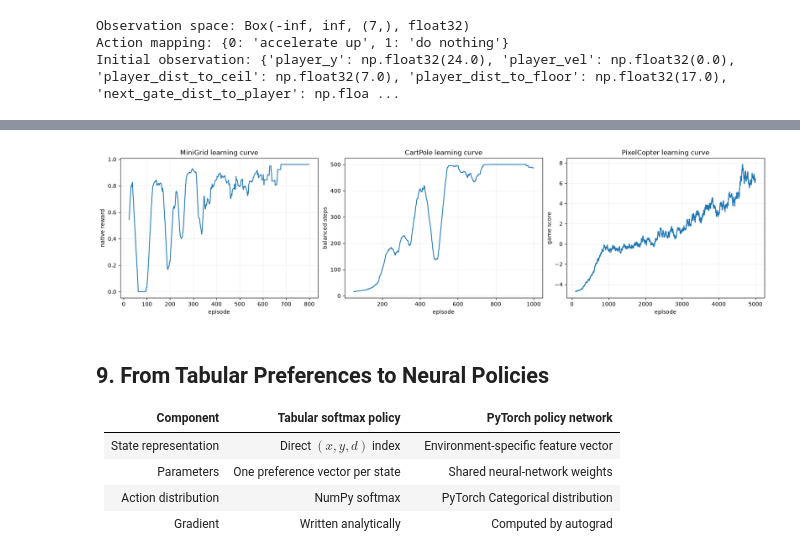
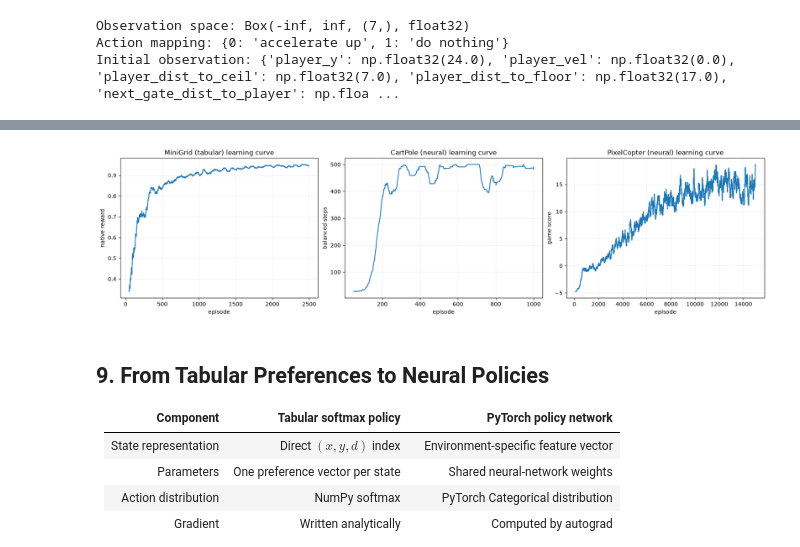
Before and after one commit to LJH-coding/AMD-DRL-Tutorial, a Jupyter notebook: DRL02_Policy_Gradient_with_Pytorch.ipynb, the cells around one changed output, grey strips where cells are left out. Cells and saved outputs as stored; diff of their text form; code cells hidden in the pictures.

```diff
--- a/DRL02_Policy_Gradient_with_Pytorch.ipynb
+++ b/DRL02_Policy_Gradient_with_Pytorch.ipynb
@@ -1380,7 +1260,7 @@ pixelcopter_stochastic_evaluation = evaluate_vector_policy(
     pixelcopter_factory,
     pixelcopter_preprocess,
     pixelcopter_result.model,
-    episodes=30,
+    episodes=100,
     seed=10_000,
     max_steps=1000,
     greedy=False,
@@ -1389,7 +1269,7 @@ pixelcopter_greedy_evaluation = evaluate_vector_policy(
     pixelcopter_factory,
     pixelcopter_preprocess,
     pixelcopter_result.model,
-    episodes=30,
+    episodes=100,
     seed=20_000,
     max_steps=1000,
     greedy=True,
@@ -1401,12 +1281,17 @@ for label, evaluation in [
 ]:
     print(
         f"PixelCopter {label:>10}: "
-        f"reward={evaluation['rewards'].mean():.2f} ± {evaluation['rewards'].std():.2f}, "
+        f"reward={evaluation['rewards'].mean():.2f} "
+        f"± {evaluation['rewards'].std():.2f}, "
         f"mean steps={evaluation['lengths'].mean():.1f}"
     )
 
-ordered_indices = np.argsort(pixelcopter_stochastic_evaluation["rewards"])
-representative_index = int(ordered_indices[len(ordered_indices) // 2])
+ordered_indices = np.argsort(
+    pixelcopter_stochastic_evaluation["rewards"]
+)
+representative_index = int(
+    ordered_indices[len(ordered_indices) // 2]
+)
 representative_seed = 10_000 + representative_index
 pixelcopter_demo = vector_policy_rollout(
     pixelcopter_factory,
@@ -1420,7 +1305,7 @@ pixelcopter_demo = vector_policy_rollout(
 pixelcopter_gif = ARTIFACT_DIR / "pixelcopter_reinforce.gif"
 pixelcopter_frames = [
     np.repeat(np.repeat(frame, 4, axis=0), 4, axis=1)
-    for frame in pixelcopter_demo["frames"]
+    for frame in pixelcopter_demo["frames"][1:]
 ]
 imageio.mimsave(
     pixelcopter_gif, pixelcopter_frames, fps=30, loop=0
@@ -1451,21 +1336,22 @@ The Hugging Face certification score is mean reward minus reward standard deviat
 # %%
-minigrid_cross_metrics = evaluate_neural_policy(
-    neural_result.model, greedy=True, episodes=100, seed=30_000
+minigrid_rewards = np.asarray(
+    [item["reward"] for item in tabular_evaluations],
+    dtype=float,
 )
 
 summary_rows = [
     (
         "MiniGrid Empty",
-        6,
+        "tabular",
         3,
-        800,
+        2500,
         "greedy",
-        minigrid_cross_metrics["reward"],
-        0.0,
+        minigrid_rewards.mean(),
+        minigrid_rewards.std(),
     ),
     (
         "CartPole-v1",
-        4,
+        "neural",
         2,
         1000,
         "stochastic",
@@ -1474,9 +1360,9 @@ summary_rows = [
     ),
     (
         "PixelCopter",
-        7,
+        "neural",
         2,
-        5000,
+        15_000,
         "stochastic",
         pixelcopter_stochastic_evaluation["rewards"].mean(),
         pixelcopter_stochastic_evaluation["rewards"].std(),
@@ -1484,14 +1370,24 @@ summary_rows = [
 ]
 
 print(
-    f"{'environment':>16} | {'obs':>3} | {'act':>3} | "
-    f"{'episodes':>8} | {'mode':>10} | {'reward mean ± std':>20}"
+    f"{'environment':>16} | {'policy':>7} | {'act':>3} | "
+    f"{'episodes':>8} | {'mode':>10} | "
+    f"{'reward mean ± std':>20}"
 )
-print("-" * 80)
-for environment, obs_size, action_size, episodes, mode, mean, std in summary_rows:
+print("-" * 90)
+for (
+    environment,
+    policy_type,
+    action_size,
+    episodes,
+    mode,
+    mean,
+    std,
+) in summary_rows:
     print(
-        f"{environment:>16} | {obs_size:>3} | {action_size:>3} | "
-        f"{episodes:>8} | {mode:>10} | {mean:>8.2f} ± {std:<8.2f}"
+        f"{environment:>16} | {policy_type:>7} | "
+        f"{action_size:>3} | {episodes:>8} | "
+        f"{mode:>10} | {mean:>8.2f} ± {std:<8.2f}"
     )
 
 cartpole_conservative_score = (
@@ -1507,11 +1403,28 @@ print(f"PixelCopter mean - std: {pixelcopter_conservative_score:.2f}")
 
 fig, axes = plt.subplots(1, 3, figsize=(17, 4.3), constrained_layout=True)
 training_series = [
-    (neural_result.episode_returns, 25, "MiniGrid", "native reward"),
-    (cartpole_result.episode_returns, 50, "CartPole", "balanced steps"),
-    (pixelcopter_result.episode_returns, 100, "PixelCopter", "game score"),
+    (
+        tabular_result.episode_returns,
+        50,
+        "MiniGrid (tabular)",
+        "native reward",
+    ),
+    (
+        cartpole_result.episode_returns,
+        50,
+        "CartPole (neural)",
+        "balanced steps",
+    ),
+    (
+        pixelcopter_result.episode_returns,
+        100,
+        "PixelCopter (neural)",
+        "game score",
+    ),
 ]
-for axis, (values, window, title, ylabel) in zip(axes, training_series):
+for axis, (values, window, title, ylabel) in zip(
+    axes, training_series
+):
     x_values, smooth_values = moving_average(values, window=window)
     axis.plot(x_values, smooth_values)
     axis.set_title(f"{title} learning curve")
@@ -1531,4 +1444,4 @@ PixelCopter mean - std: -4.64
-[figure, old version]
+[figure, new version]
 # %% [markdown]
 ## 9. From Tabular Preferences to Neural Policies
 
```
Also changed, not shown: parts of 26 cells of this notebook, 12 other files.
